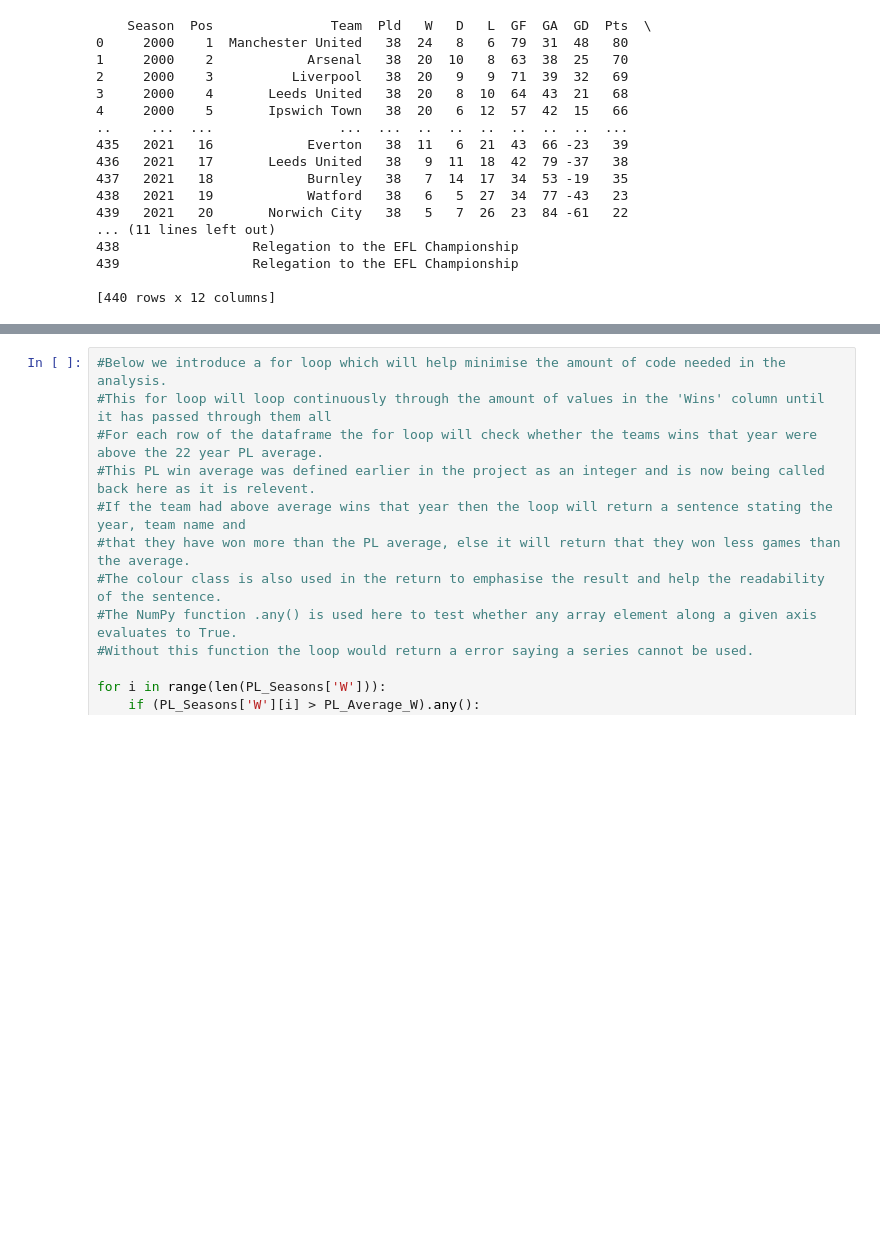
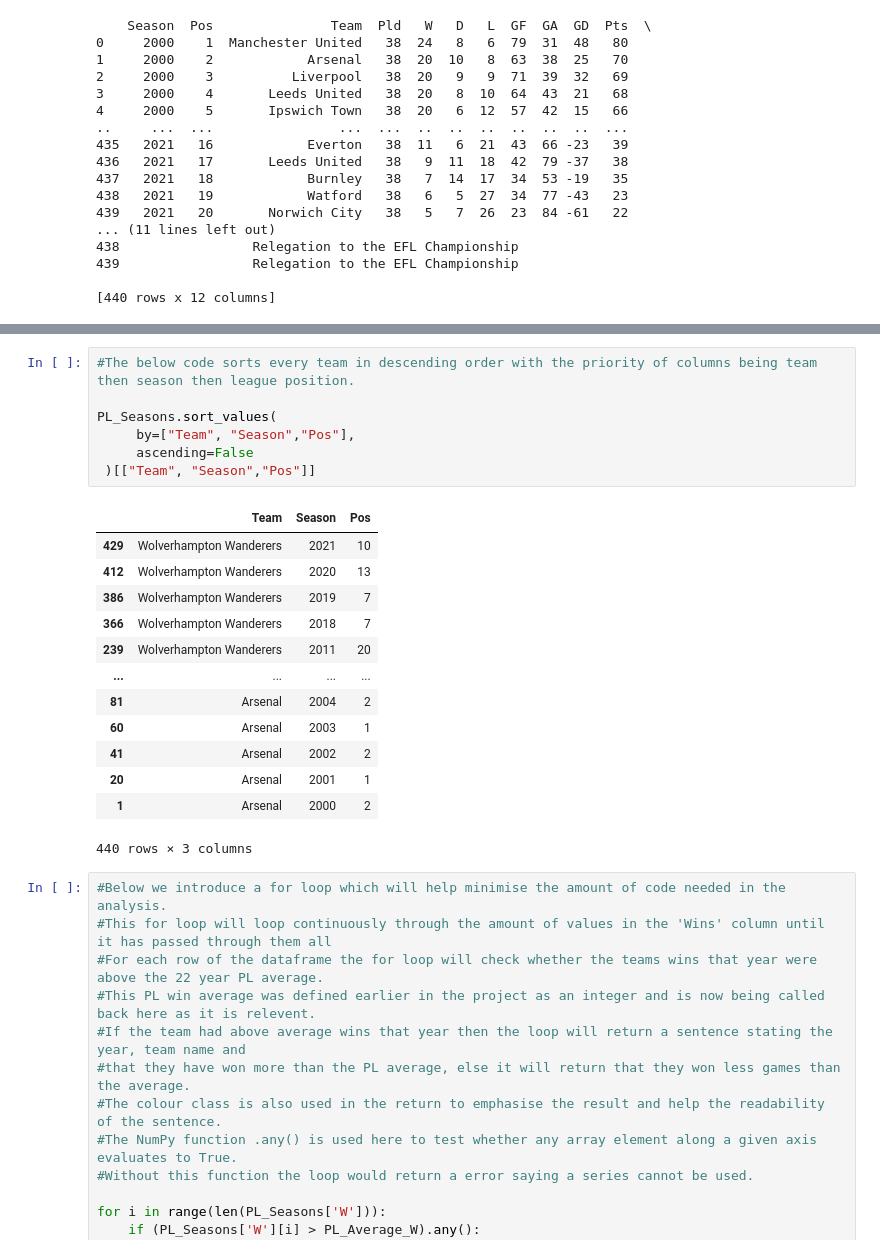
Before and after one commit to conortcahalane/UCDPythonProject, a Jupyter notebook: PremierLeagueAnalysis.ipynb, the cells around one changed output, grey strips where cells are left out. Cells and saved outputs as stored; diff of their text form; blank space fills up the shorter version.

```diff
--- a/PremierLeagueAnalysis.ipynb
+++ b/PremierLeagueAnalysis.ipynb
@@ -318,3 +342,24 @@ PL_Seasons[(PL_Seasons['Season'] <= 2011) & (PL_Seasons['Season'] >= 2008)& (PL_
+# %%
+#The below code sorts every team in descending order with the priority of columns being team then season then league position.
+
+PL_Seasons.sort_values(
+     by=["Team", "Season","Pos"],
+     ascending=False
+ )[["Team", "Season","Pos"]]
+# %% [output]
+|  | Team | Season | Pos |
+| 429 | Wolverhampton Wanderers | 2021 | 10 |
+| 412 | Wolverhampton Wanderers | 2020 | 13 |
+| 386 | Wolverhampton Wanderers | 2019 | 7 |
+| 366 | Wolverhampton Wanderers | 2018 | 7 |
+| 239 | Wolverhampton Wanderers | 2011 | 20 |
+| ... | ... | ... | ... |
+| 81 | Arsenal | 2004 | 2 |
+| 60 | Arsenal | 2003 | 1 |
+| 41 | Arsenal | 2002 | 2 |
+| 20 | Arsenal | 2001 | 1 |
+| 1 | Arsenal | 2000 | 2 |
+440 rows × 3 columns
 # %%
 #Below we introduce a for loop which will help minimise the amount of code needed in the analysis.
 #This for loop will loop continuously through the amount of values in the 'Wins' column until it has passed through them all
```
Also changed, not shown: parts of 5 cells of this notebook.
